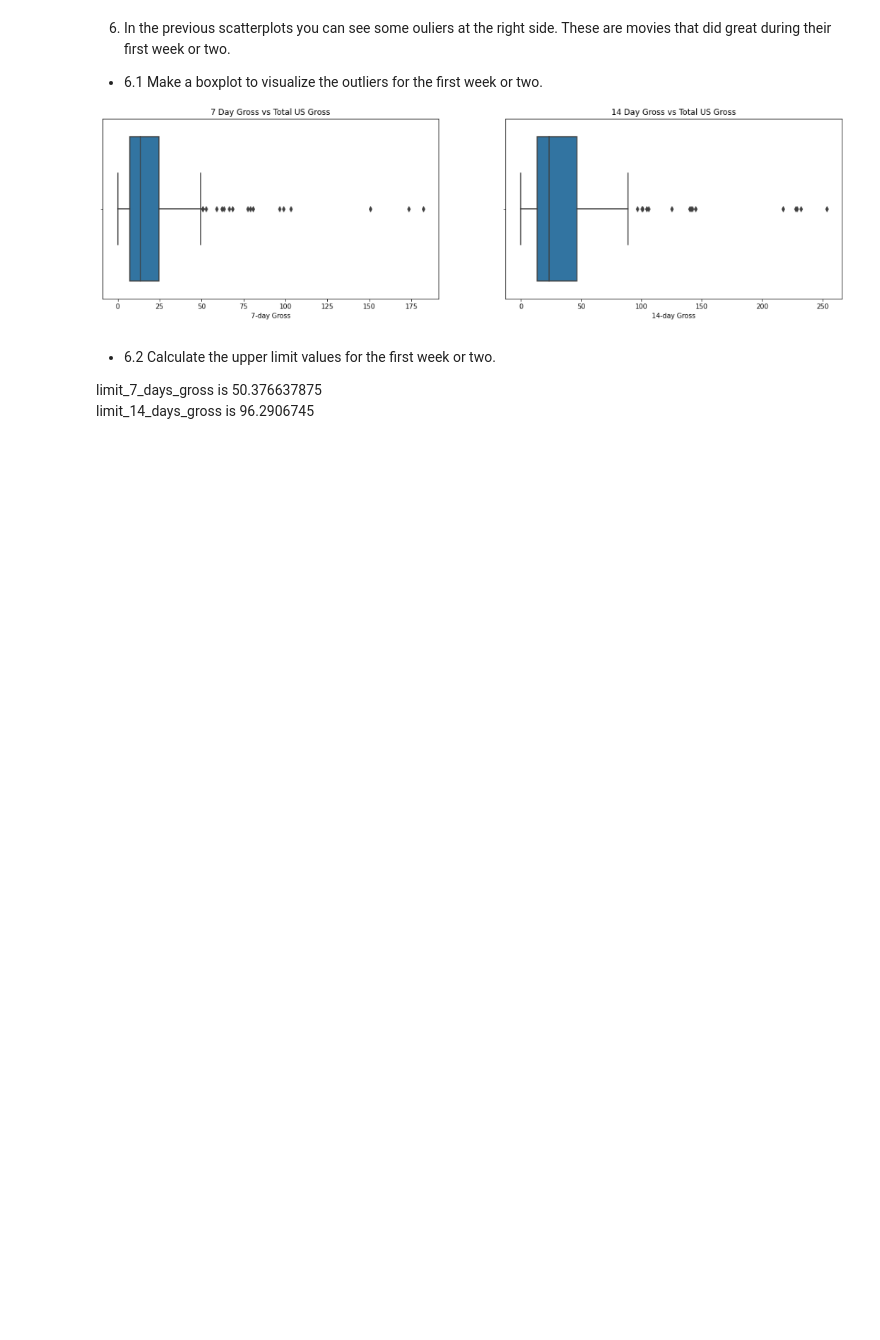
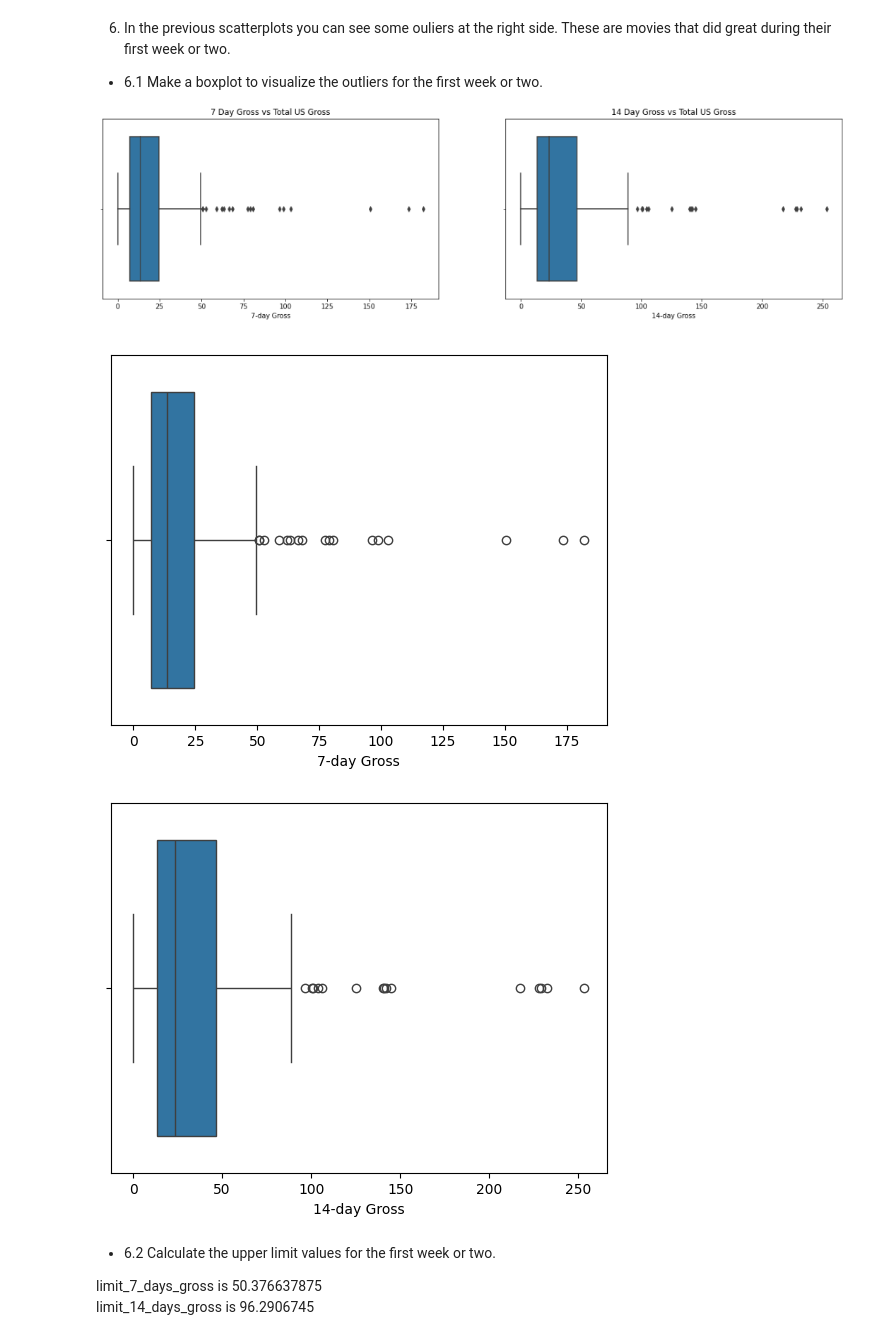
Before and after one commit to Jonah-Van-den-Brandt/dsai-labs, a Jupyter notebook: 6-regression-analyis/lab-6.03-movies.ipynb, the cells around one changed output. Drawn from its saved outputs; the diff is of its cells as text; code cells hidden in the pictures; blank space fills up the shorter version.

```diff
--- a/6-regression-analyis/lab-6.03-movies.ipynb
+++ b/6-regression-analyis/lab-6.03-movies.ipynb
@@ -60,6 +152,12 @@ during their first week or two.
 * 6.1 Make a boxplot to visualize the outliers for the first week or two.
 
 ![image.png](embedded-picture-1)
+# %%
+sns.boxplot(data=df, x='7-day Gross');plt.show()
+sns.boxplot(data=df, x='14-day Gross');plt.show()
+# %% [output]
+[figure, added]
+[figure, added]
 # %% [markdown]
 * 6.2 Calculate the upper limit values for the first week or two.
 
```
Also changed, not shown: parts of 13 cells of this notebook, 1 other file.
